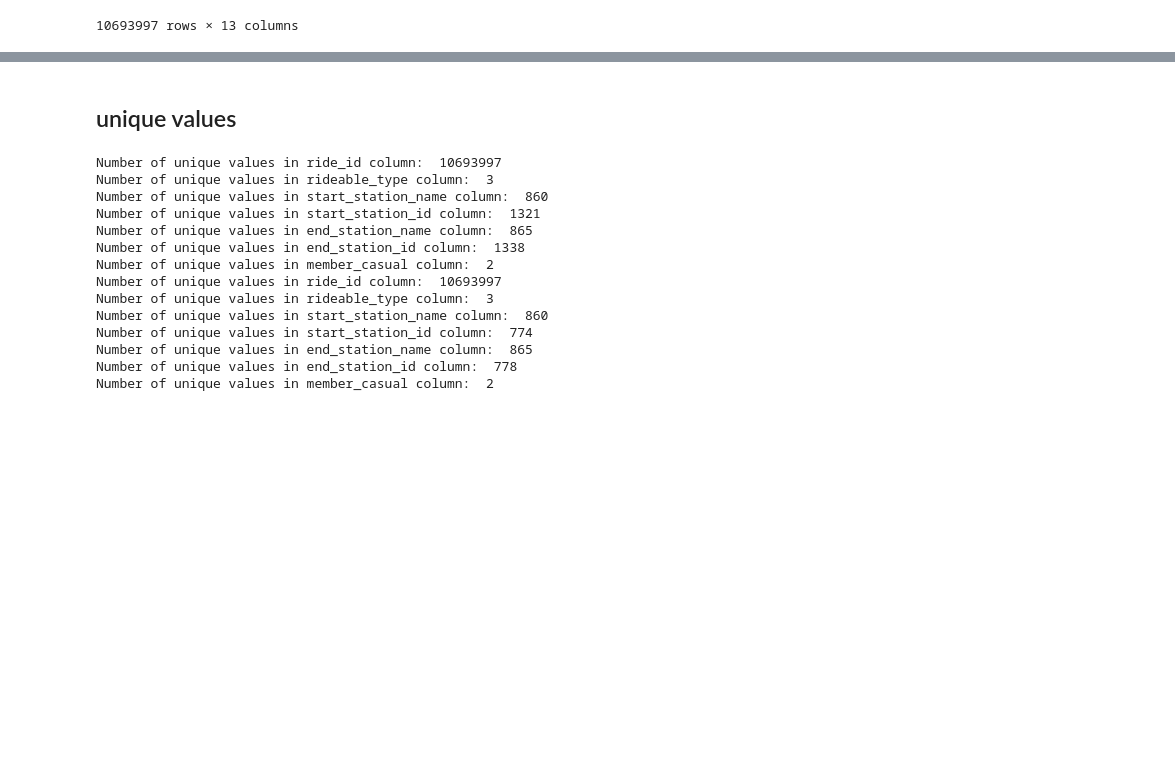
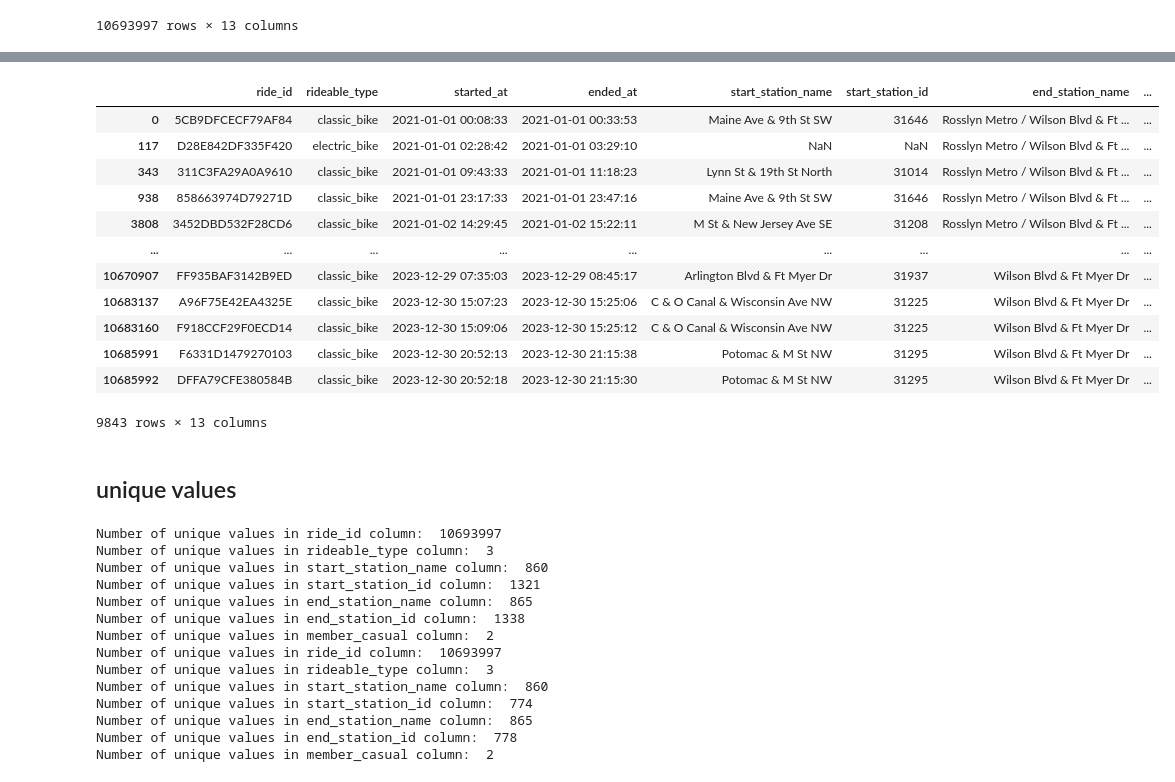
Before and after one commit to pabs-llama/projects, a Jupyter notebook: project_3_ capitalbikeshare/project_3_sp_1.ipynb, the cells around one changed output, grey strips where cells are left out. Cells and saved outputs as stored; diff of their text form; code cells hidden in the pictures; blank space fills up the shorter version.

```diff
--- a/project_3_ capitalbikeshare/project_3_sp_1.ipynb
+++ b/project_3_ capitalbikeshare/project_3_sp_1.ipynb
@@ -170,3 +174,19 @@ bikes2.head()
+# %%
+bikes2[bikes2["end_station_id"]== "31015"]
+# %% [output]
+|  | ride_id | rideable_type | started_at | ended_at | start_station_name | start_station_id | end_station_name | ... |
+| 0 | 5CB9DFCECF79AF84 | classic_bike | 2021-01-01 00:08:33 | 2021-01-01 00:33:53 | Maine Ave & 9th St SW | 31646 | Rosslyn Metro / Wilson Blvd & Ft ... | ... |
+| 117 | D28E842DF335F420 | electric_bike | 2021-01-01 02:28:42 | 2021-01-01 03:29:10 | NaN | NaN | Rosslyn Metro / Wilson Blvd & Ft ... | ... |
+| 343 | 311C3FA29A0A9610 | classic_bike | 2021-01-01 09:43:33 | 2021-01-01 11:18:23 | Lynn St & 19th St North | 31014 | Rosslyn Metro / Wilson Blvd & Ft ... | ... |
+| 938 | 858663974D79271D | classic_bike | 2021-01-01 23:17:33 | 2021-01-01 23:47:16 | Maine Ave & 9th St SW | 31646 | Rosslyn Metro / Wilson Blvd & Ft ... | ... |
+| 3808 | 3452DBD532F28CD6 | classic_bike | 2021-01-02 14:29:45 | 2021-01-02 15:22:11 | M St & New Jersey Ave SE | 31208 | Rosslyn Metro / Wilson Blvd & Ft ... | ... |
+| ... | ... | ... | ... | ... | ... | ... | ... | ... |
+| 10670907 | FF935BAF3142B9ED | classic_bike | 2023-12-29 07:35:03 | 2023-12-29 08:45:17 | Arlington Blvd & Ft Myer Dr | 31937 | Wilson Blvd & Ft Myer Dr | ... |
+| 10683137 | A96F75E42EA4325E | classic_bike | 2023-12-30 15:07:23 | 2023-12-30 15:25:06 | C & O Canal & Wisconsin Ave NW | 31225 | Wilson Blvd & Ft Myer Dr | ... |
+| 10683160 | F918CCF29F0ECD14 | classic_bike | 2023-12-30 15:09:06 | 2023-12-30 15:25:12 | C & O Canal & Wisconsin Ave NW | 31225 | Wilson Blvd & Ft Myer Dr | ... |
+| 10685991 | F6331D1479270103 | classic_bike | 2023-12-30 20:52:13 | 2023-12-30 21:15:38 | Potomac & M St NW | 31295 | Wilson Blvd & Ft Myer Dr | ... |
+| 10685992 | DFFA79CFE380584B | classic_bike | 2023-12-30 20:52:18 | 2023-12-30 21:15:30 | Potomac & M St NW | 31295 | Wilson Blvd & Ft Myer Dr | ... |
+9843 rows × 13 columns
 # %% [markdown]
 ## unique values
 # %%
```
Also changed, not shown: parts of 24 cells of this notebook.
